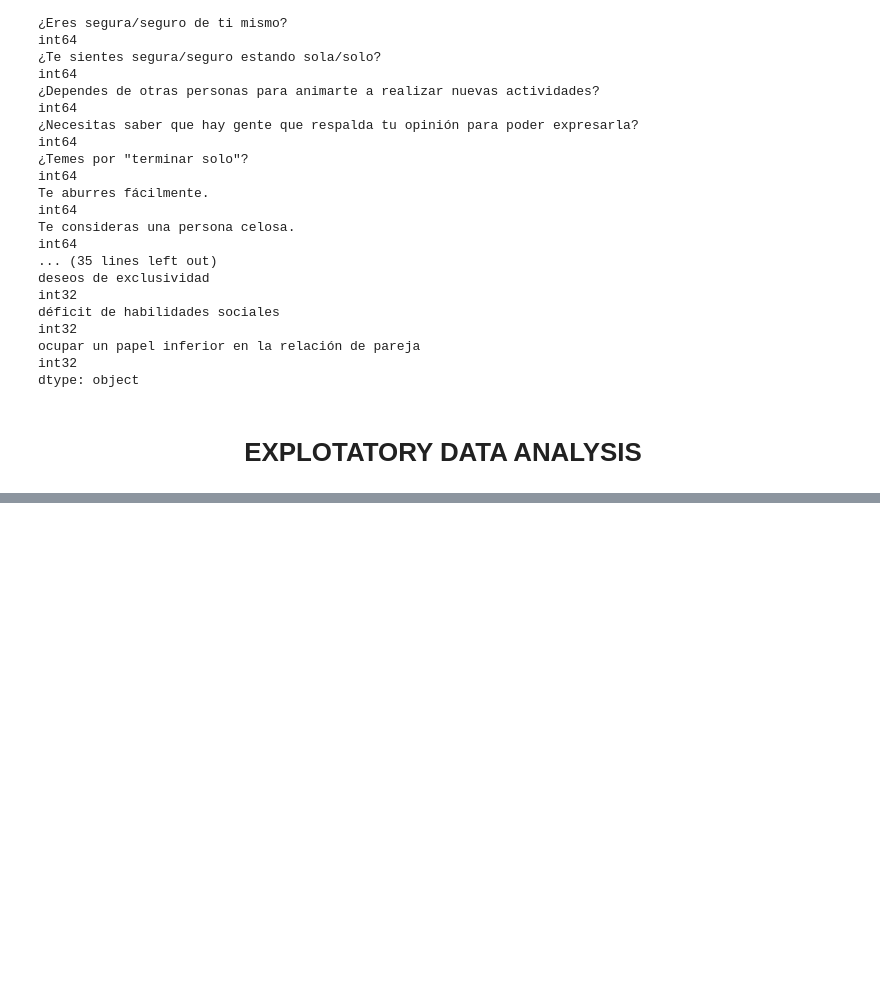
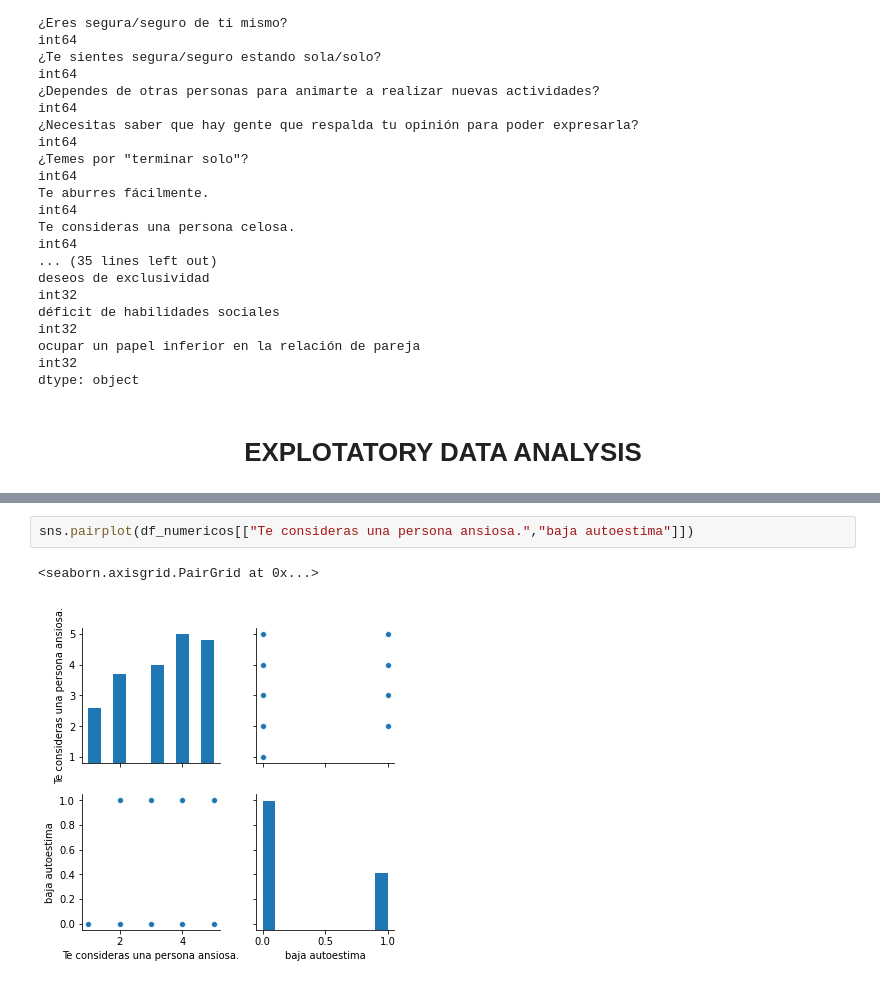
Before and after one commit to FisherPearson/Dependencia-Emocional, a Jupyter notebook: Dependencia Emocional.ipynb, the cells around one changed output, grey strips where cells are left out. Saved outputs shown, nothing was run; the diff lists cells and outputs as text; blank space fills up the shorter version.

```diff
--- a/Dependencia Emocional.ipynb
+++ b/Dependencia Emocional.ipynb
@@ -725,0 +790,5 @@ dtype: object
+# %%
+sns.pairplot(df_numericos[["Te consideras una persona ansiosa.","baja autoestima"]])
+# %% [output]
+<seaborn.axisgrid.PairGrid at 0x...>
+[figure, added]
```
Also changed, not shown: parts of 31 cells of this notebook.
